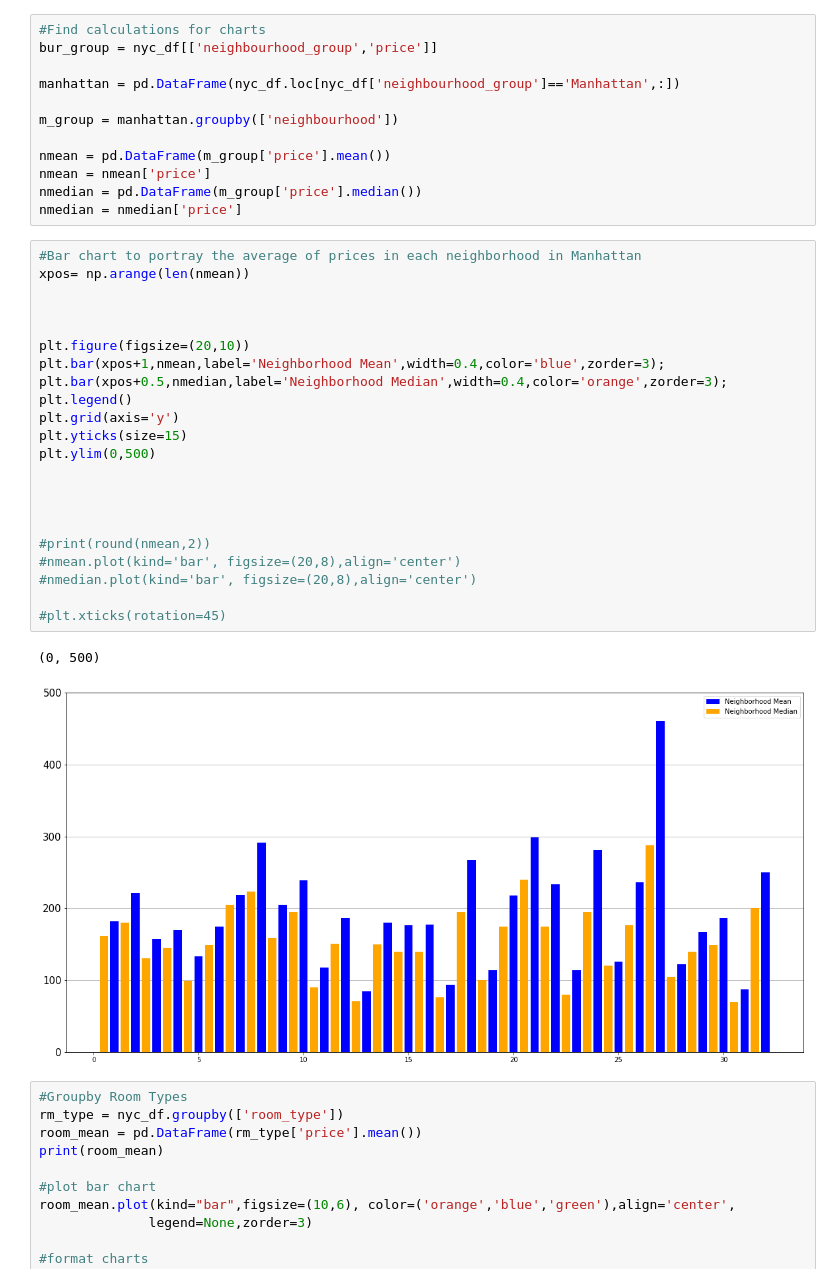
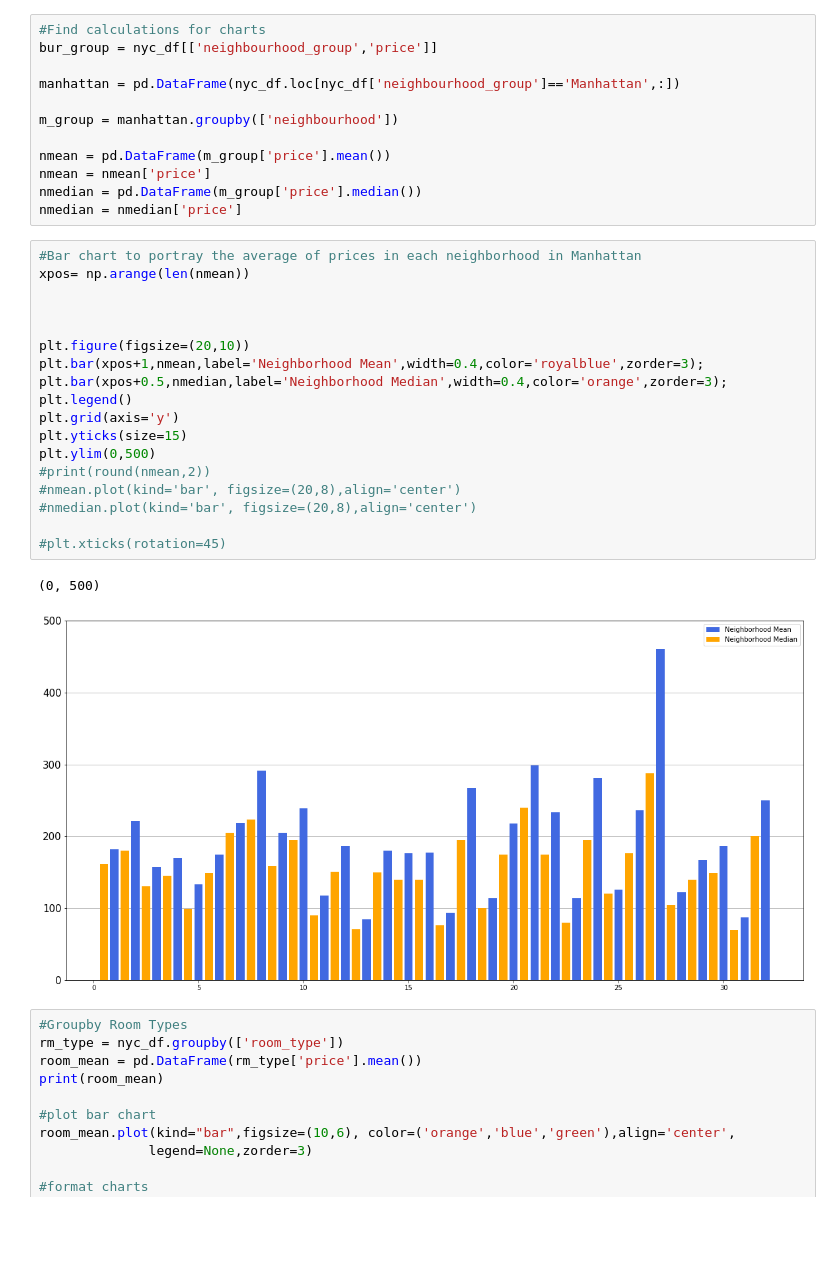
Before and after one commit to josephsy96/Project_1, a Jupyter notebook: Airbnb_Analysis.ipynb, the cells around one changed output. Saved outputs shown, nothing was run; the diff lists cells and outputs as text; blank space fills up the shorter version.

```diff
--- a/Airbnb_Analysis.ipynb
+++ b/Airbnb_Analysis.ipynb
@@ -66,28 +92,24 @@ nmedian = nmedian['price']
 # %%
 #Bar chart to portray the average of prices in each neighborhood in Manhattan
 xpos= np.arange(len(nmean))
 
 
 
 plt.figure(figsize=(20,10))
-plt.bar(xpos+1,nmean,label='Neighborhood Mean',width=0.4,color='blue',zorder=3);
+plt.bar(xpos+1,nmean,label='Neighborhood Mean',width=0.4,color='royalblue',zorder=3);
 plt.bar(xpos+0.5,nmedian,label='Neighborhood Median',width=0.4,color='orange',zorder=3);
 plt.legend()
 plt.grid(axis='y')
 plt.yticks(size=15)
 plt.ylim(0,500)
-
-
-
-
 #print(round(nmean,2))
 #nmean.plot(kind='bar', figsize=(20,8),align='center')
 #nmedian.plot(kind='bar', figsize=(20,8),align='center')
 
 #plt.xticks(rotation=45)
 # %% [output]
 (0, 500)
-[figure, old version]
+[figure, new version]
 # %%
 #Groupby Room Types
 rm_type = nyc_df.groupby(['room_type'])
```
Also changed, not shown: parts of 4 cells of this notebook.
